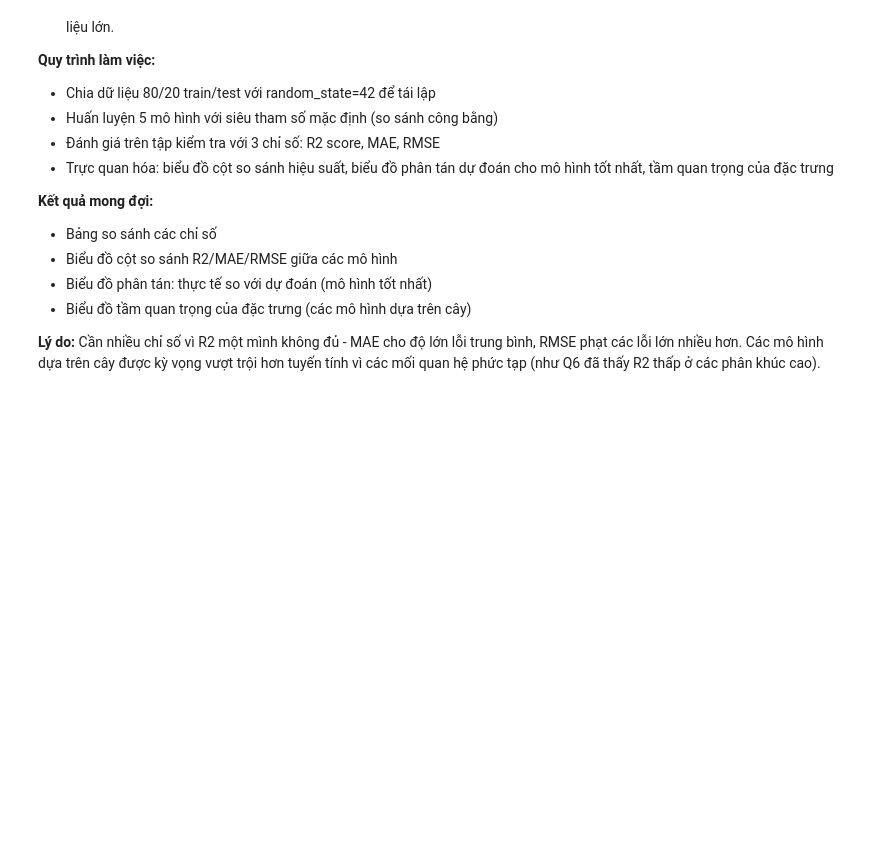
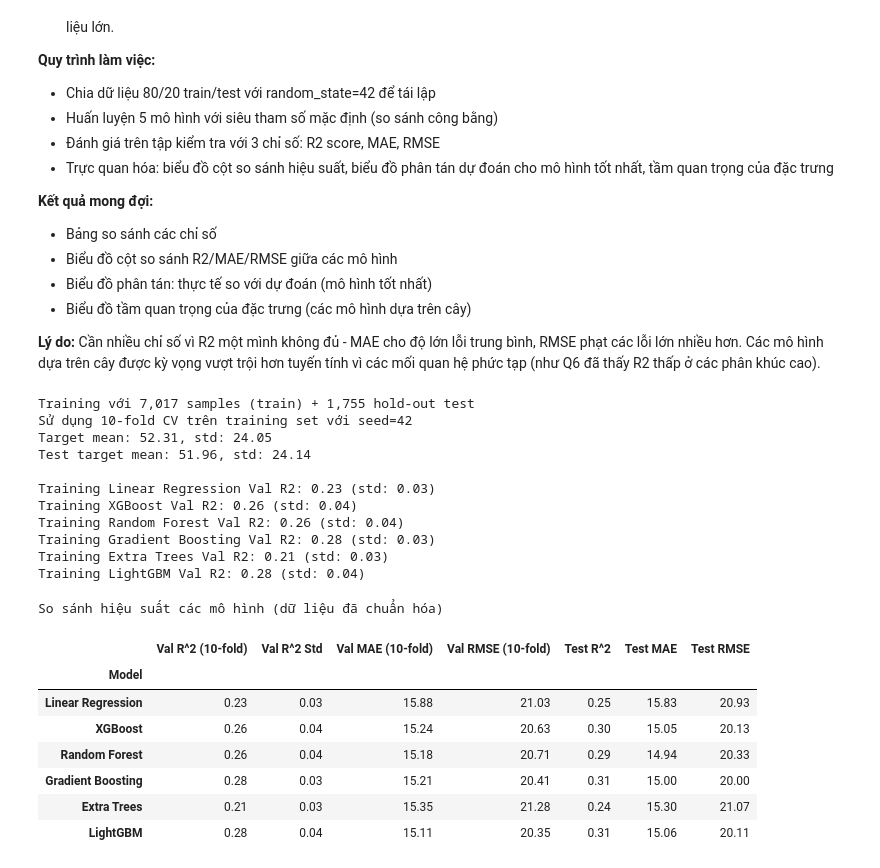
Before and after one commit to chisngyen/Spotify_Global_Music_Analysis, a Jupyter notebook: notebooks/04_data_analysis.ipynb, the cells around one changed output. Saved outputs shown, nothing was run; the diff lists cells and outputs as text; code cells hidden in the pictures; blank space fills up the shorter version.

```diff
--- a/notebooks/04_data_analysis.ipynb
+++ b/notebooks/04_data_analysis.ipynb
@@ -1074,7 +1033,7 @@ print(f'Features: {q7_features}')
 from sklearn.preprocessing import StandardScaler, RobustScaler
 
 # Khởi tạo scaler
-scaler = RobustScaler()
+scaler = StandardScaler()
 
 # Fit scaler trên tập train và transform cả train và test
 X_train_scaled = scaler.fit_transform(X_train)
@@ -1132,7 +1109,7 @@ models = {
     'Random Forest': RandomForestRegressor(n_estimators=100, max_depth=15, random_state=BEST_SEED, n_jobs=-1),
     'Gradient Boosting': GradientBoostingRegressor(n_estimators=80, max_depth=5, random_state=BEST_SEED),
     'Extra Trees': ExtraTreesRegressor(n_estimators=100, max_depth=15, random_state=BEST_SEED, n_jobs=-1),
-    'LightGBM': lgb.LGBMRegressor(n_estimators=100, max_depth=15, random_state=BEST_SEED, verbose=-1)
+    'LightGBM': lgb.LGBMRegressor(n_estimators=100, max_depth=5, random_state=BEST_SEED, verbose=-1)
 }
 
 q7_results = {}
@@ -1159,7 +1136,7 @@ for name, model in models.items():
         y_fold_val = y_train.iloc[val_idx]
 
         # Chuẩn hóa riêng cho từng fold
-        fold_scaler = RobustScaler()
+        fold_scaler = StandardScaler()
         X_fold_train_scaled = pd.DataFrame(
             fold_scaler.fit_transform(X_fold_train),
             columns=X_fold_train.columns,
@@ -1174,7 +1151,7 @@ for name, model in models.items():
         if name == 'Linear Regression':
             fold_model = LinearRegression()
         elif name == 'XGBoost':
-            fold_model = XGBRegressor(n_estimators=50, max_depth=4, random_state=BEST_SEED, n_jobs=-1, verbosity=0)
+            fold_model = XGBRegressor(n_estimators=100, max_depth=4, random_state=BEST_SEED, n_jobs=-1, verbosity=0)
         elif name == 'Random Forest':
             fold_model = RandomForestRegressor(n_estimators=100, max_depth=15, random_state=BEST_SEED, n_jobs=-1)
         elif name == 'Gradient Boosting':
@@ -1182,7 +1159,7 @@ for name, model in models.items():
         elif name == 'Extra Trees':
             fold_model = ExtraTreesRegressor(n_estimators=100, max_depth=15, random_state=BEST_SEED, n_jobs=-1)
         else:
-            fold_model = lgb.LGBMRegressor(n_estimators=100, max_depth=15, random_state=BEST_SEED, verbose=-1)
+            fold_model = lgb.LGBMRegressor(n_estimators=100, max_depth=5, random_state=BEST_SEED, verbose=-1)
 
         fold_model.fit(X_fold_train_scaled, y_fold_train)
         y_val_pred = fold_model.predict(X_fold_val_scaled)
@@ -1195,35 +1172,59 @@ for name, model in models.items():
     std_val_r2 = np.std(val_r2_scores)
     avg_val_mae = np.mean(val_mae_scores)
     avg_val_rmse = np.mean(val_rmse_scores)
 
-    print(f'Val R2: {avg_val_r2:.4f} (std: {std_val_r2:.4f})')
+    print(f'Val R2: {avg_val_r2:.2f} (std: {std_val_r2:.2f})')
 
     # Train trên toàn bộ train set với dữ liệu đã chuẩn hóa
     model.fit(X_train_scaled, y_train)
     y_test_pred = model.predict(X_test_scaled)
 
     test_r2 = r2_score(y_test, y_test_pred)
     test_mae = mean_absolute_error(y_test, y_test_pred)
     test_rmse = np.sqrt(mean_squared_error(y_test, y_test_pred))
 
     q7_results[name] = {
         'model': model,
         'predictions': y_test_pred
     }
 
     q7_metrics_data.append({
         'Model': name,
         f'Val R^2 ({N_FOLDS}-fold)': avg_val_r2,
         'Val R^2 Std': std_val_r2,
         f'Val MAE ({N_FOLDS}-fold)': avg_val_mae,
         f'Val RMSE ({N_FOLDS}-fold)': avg_val_rmse,
         'Test R^2': test_r2,
         'Test MAE': test_mae,
         'Test RMSE': test_rmse
     })
 
 q7_metrics_df = pd.DataFrame(q7_metrics_data).set_index('Model')
-q7_metrics_df
+display(q7_metrics_df.style.set_caption('So sánh hiệu suất các mô hình (dữ liệu đã chuẩn hóa)')
+        .background_gradient(cmap='RdYlGn', subset=[f'Val R^2 ({N_FOLDS}-fold)', 'Test R^2'], vmin=0, vmax=1)
+        .background_gradient(cmap='RdYlGn_r', subset=[f'Val MAE ({N_FOLDS}-fold)', 'Test MAE', f'Val RMSE ({N_FOLDS}-fold)', 'Test RMSE'])
+        .format(precision=2))
+# %% [output]
+Training với 7,017 samples (train) + 1,755 hold-out test
+Sử dụng 10-fold CV trên training set với seed=42
+Target mean: 52.31, std: 24.05
+Test target mean: 51.96, std: 24.14
+
+Training Linear Regression Val R2: 0.23 (std: 0.03)
+Training XGBoost Val R2: 0.26 (std: 0.04)
+Training Random Forest Val R2: 0.26 (std: 0.04)
+Training Gradient Boosting Val R2: 0.28 (std: 0.03)
+Training Extra Trees Val R2: 0.21 (std: 0.03)
+Training LightGBM Val R2: 0.28 (std: 0.04)
+So sánh hiệu suất các mô hình (dữ liệu đã chuẩn hóa)
+|  | Val R^2 (10-fold) | Val R^2 Std | Val MAE (10-fold) | Val RMSE (10-fold) | Test R^2 | Test MAE | Test RMSE |
+| Model |  |  |  |  |  |  |  |
+| Linear Regression | 0.23 | 0.03 | 15.88 | 21.03 | 0.25 | 15.83 | 20.93 |
+| XGBoost | 0.26 | 0.04 | 15.24 | 20.63 | 0.30 | 15.05 | 20.13 |
+| Random Forest | 0.26 | 0.04 | 15.18 | 20.71 | 0.29 | 14.94 | 20.33 |
+| Gradient Boosting | 0.28 | 0.03 | 15.21 | 20.41 | 0.31 | 15.00 | 20.00 |
+| Extra Trees | 0.21 | 0.03 | 15.35 | 21.28 | 0.24 | 15.30 | 21.07 |
+| LightGBM | 0.28 | 0.04 | 15.11 | 20.35 | 0.31 | 15.06 | 20.11 |
 # %%
 fig, axes = plt.subplots(1, 3, figsize=(18, 5))
 
```
Also changed, not shown: parts of 13 cells of this notebook, 1 other file.
